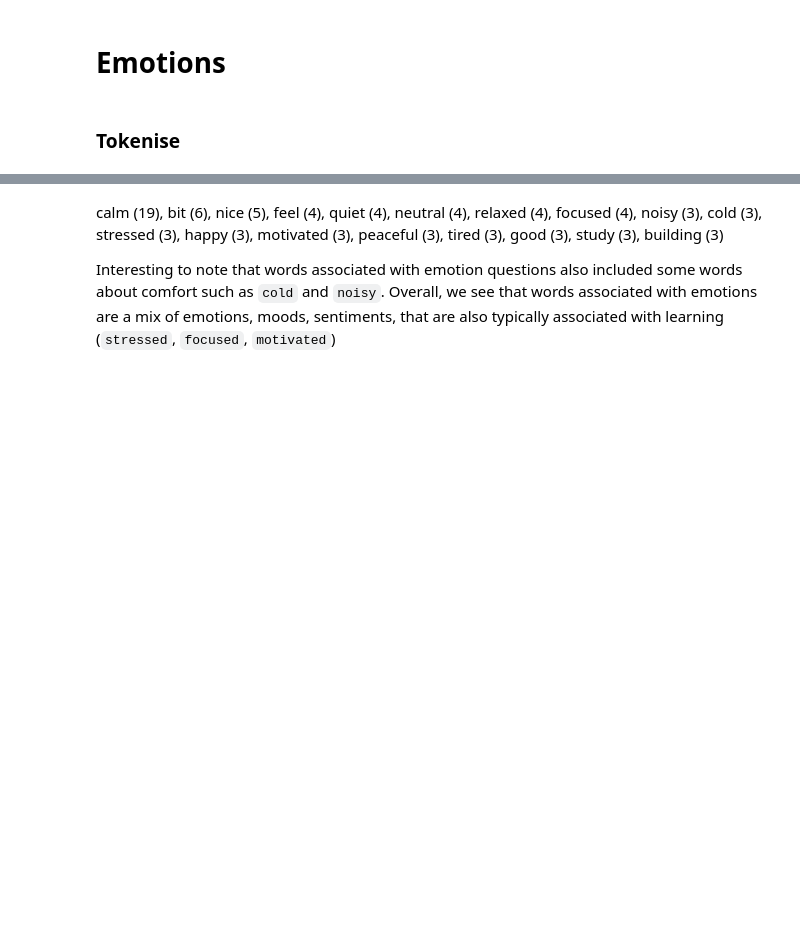
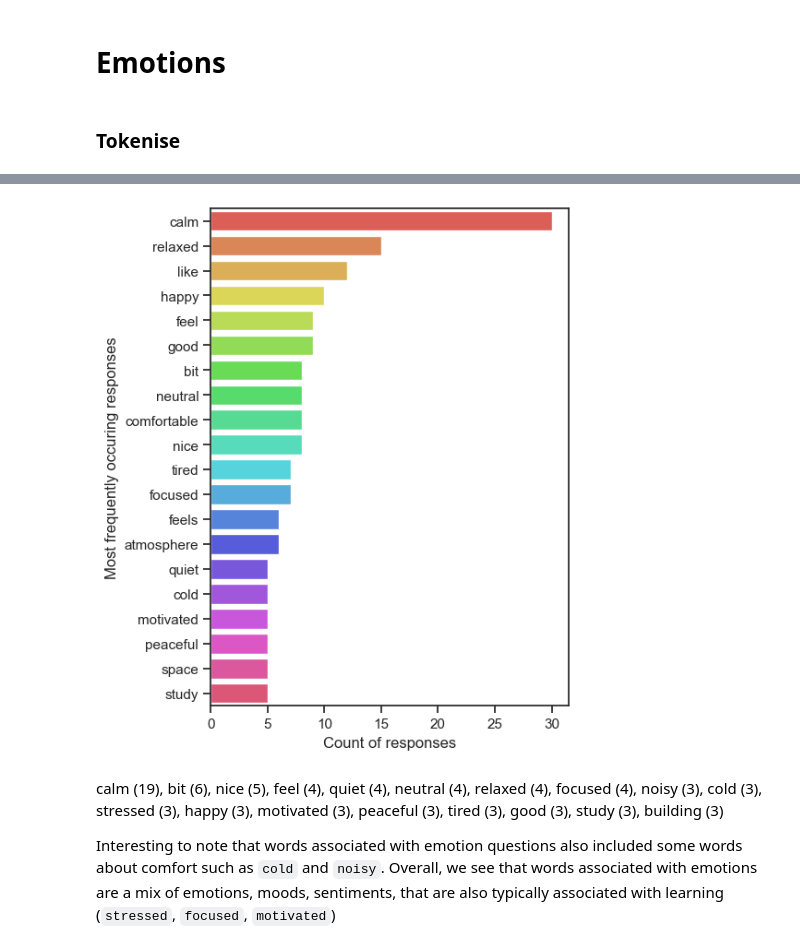
Before and after one commit to shrutirao94/language-comfort-emotions, a Jupyter notebook: analysis.ipynb, the cells around one changed output, grey strips where cells are left out. Saved outputs shown, nothing was run; the diff lists cells and outputs as text; code cells hidden in the pictures; blank space fills up the shorter version.

```diff
--- a/analysis.ipynb
+++ b/analysis.ipynb
@@ -173,7 +187,7 @@ frequency_distribution.most_common(20)
 # %%
 def frequency_distribution(lst, label):
-    top_30 = FreqDist(lst).most_common(20)
-    frequency_distribution = pd.Series(dict(top_30))
+    top_n = FreqDist(lst).most_common(20)
+    frequency_distribution = pd.Series(dict(top_n))
 
     sns.set_theme(style="ticks")
     sns.barplot(y=frequency_distribution.index,
@@ -187,8 +201,10 @@ def frequency_distribution(lst, label):
 
     plt.savefig('plots/' + label + '-freq-dist.jpg',
             dpi=300, bbox_inches='tight')
-
-# frequency_distribution(combo_emo_list, 'emo')
+# %%
+frequency_distribution(combo_emo_list, 'emo')
+# %% [output]
+[figure, added]
 # %% [markdown]
 calm (19), bit (6), nice (5), feel (4), quiet (4), neutral (4), relaxed (4), focused (4), noisy (3), cold (3), stressed (3), happy (3), motivated (3), peaceful (3), tired (3), good (3), study (3), building (3)
 
```
Also changed, not shown: parts of 28 cells of this notebook, 1 other file.
